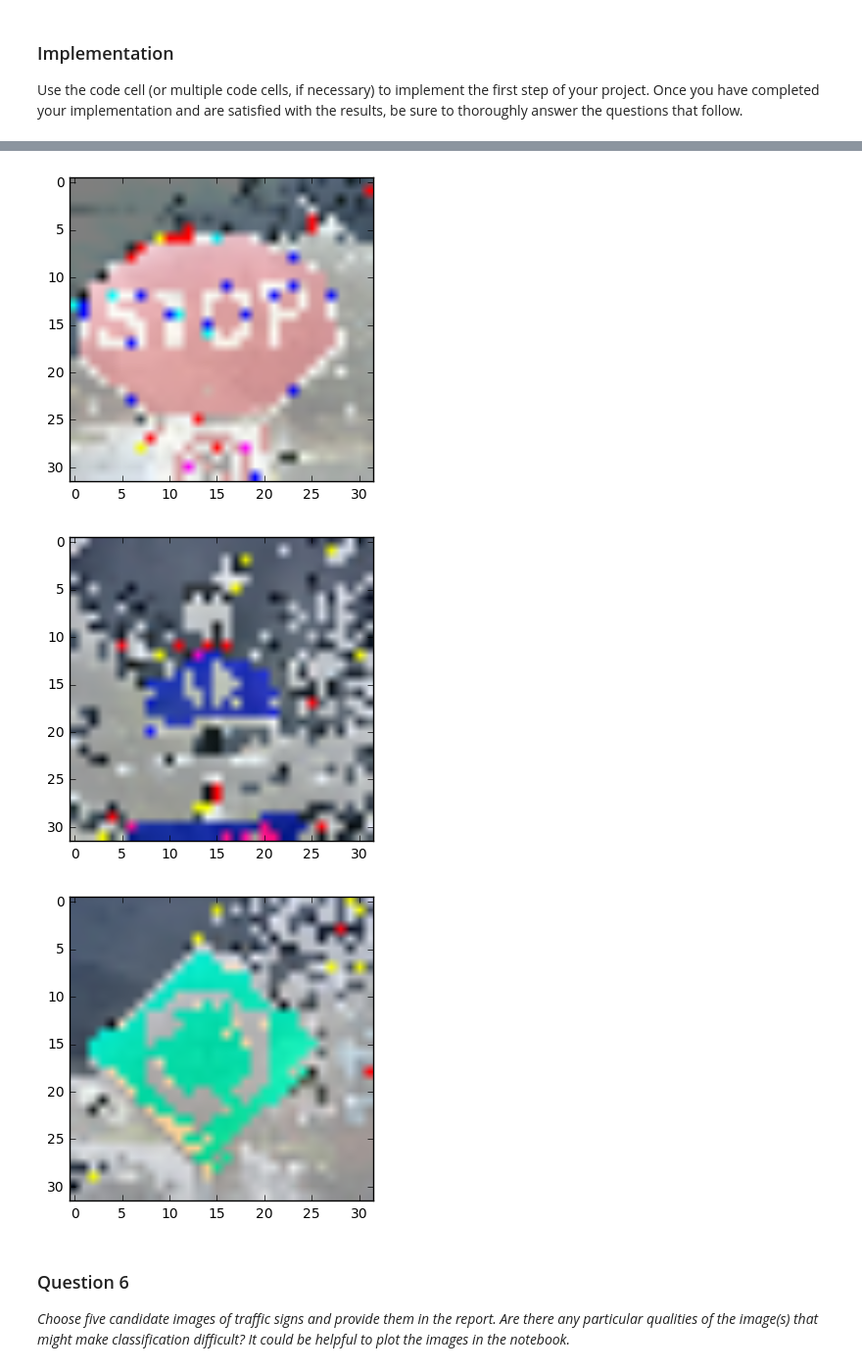
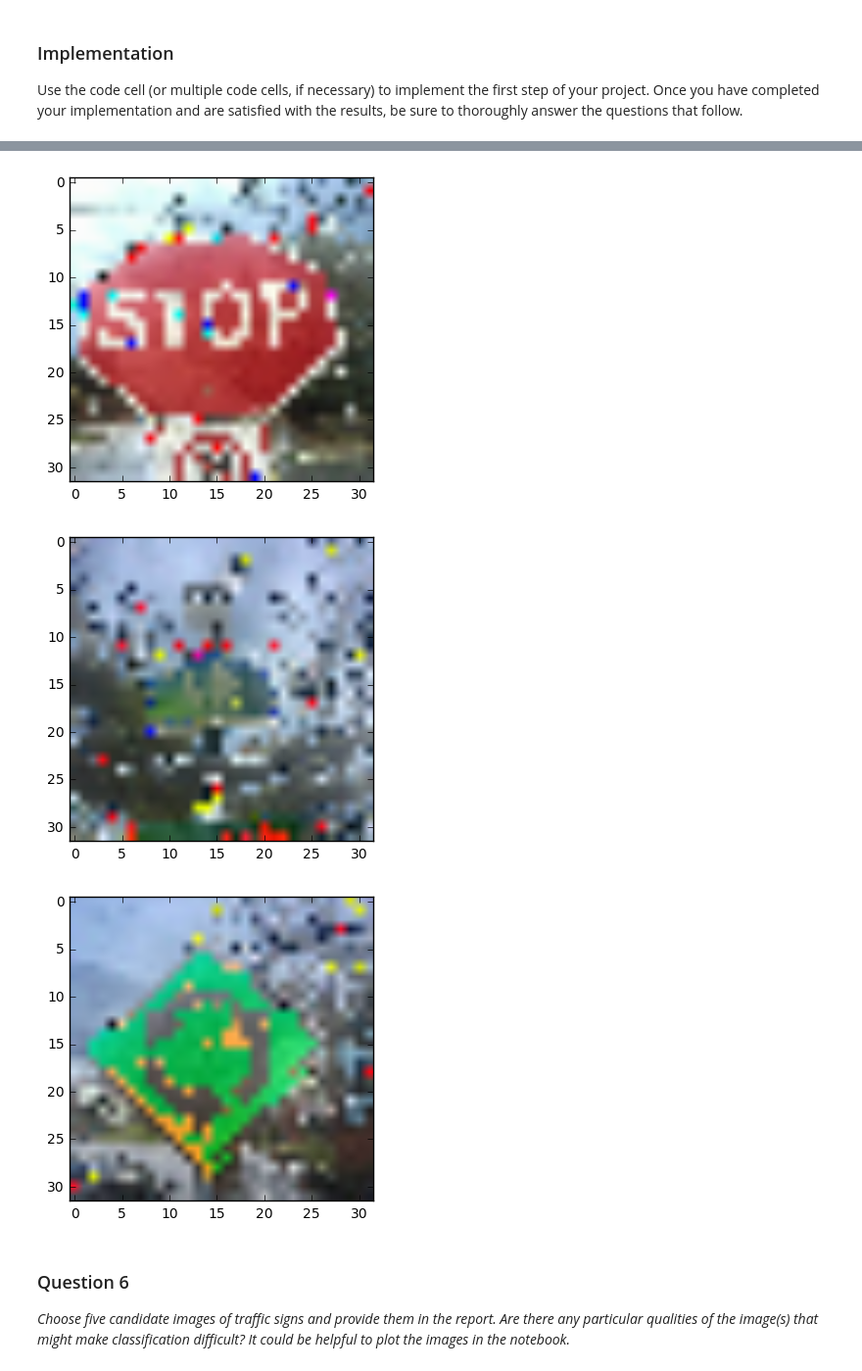
Before and after one commit to rastringer/Traffic-Sign-Classifier, a Jupyter notebook: Traffic_Sign_Classifier.ipynb, the cells around one changed output, grey strips where cells are left out. Shown at 98% size. Saved outputs shown, nothing was run; the diff lists cells and outputs as text; code cells hidden in the pictures.

```diff
--- a/Traffic_Sign_Classifier.ipynb
+++ b/Traffic_Sign_Classifier.ipynb
@@ -396,7 +396,7 @@ def new_image_process(name):
     image = cv2.imread(name)
     image = cv2.resize(image,(32, 32))
     image = cv2.cvtColor(image,cv2.COLOR_BGR2RGB)
-    image = image/255.-.5
+    image = image/128
     return image
 
 new_images = [new_image_process("./test_images/"+name) for name in os.listdir("./test_images/")]
@@ -414,6 +414,6 @@ for image in new_images:
-[figure, old version]
+[figure, new version]
-[figure, old version]
+[figure, new version]
-[figure, old version]
+[figure, new version]
 # %% [markdown]
 ### Question 6
 
```
Also changed, not shown: parts of 6 cells of this notebook.
